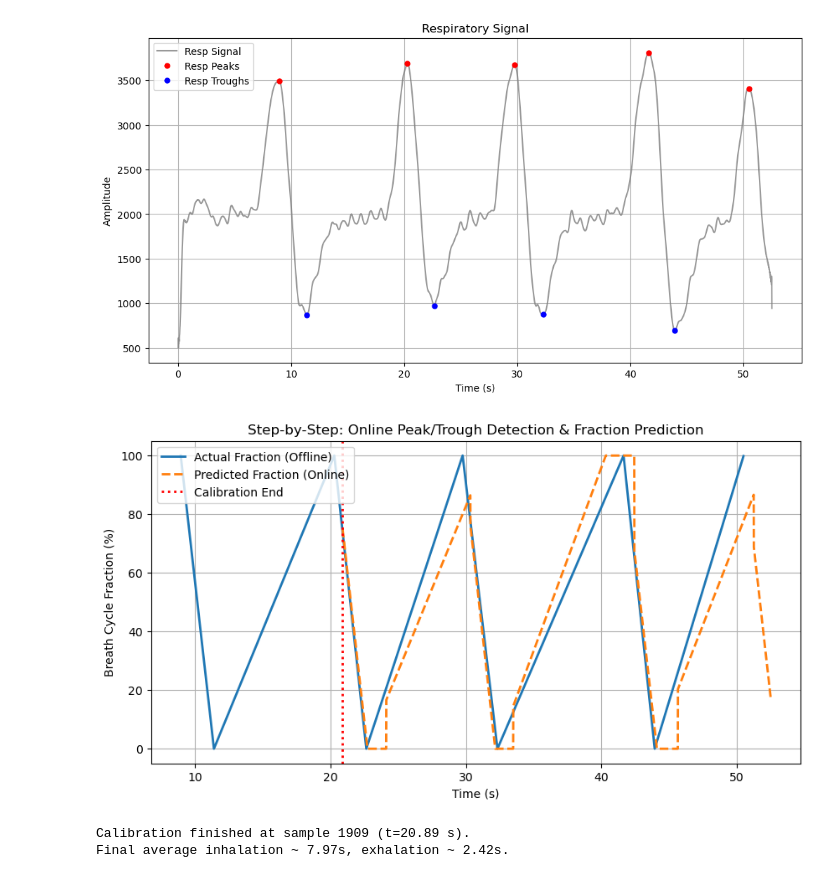
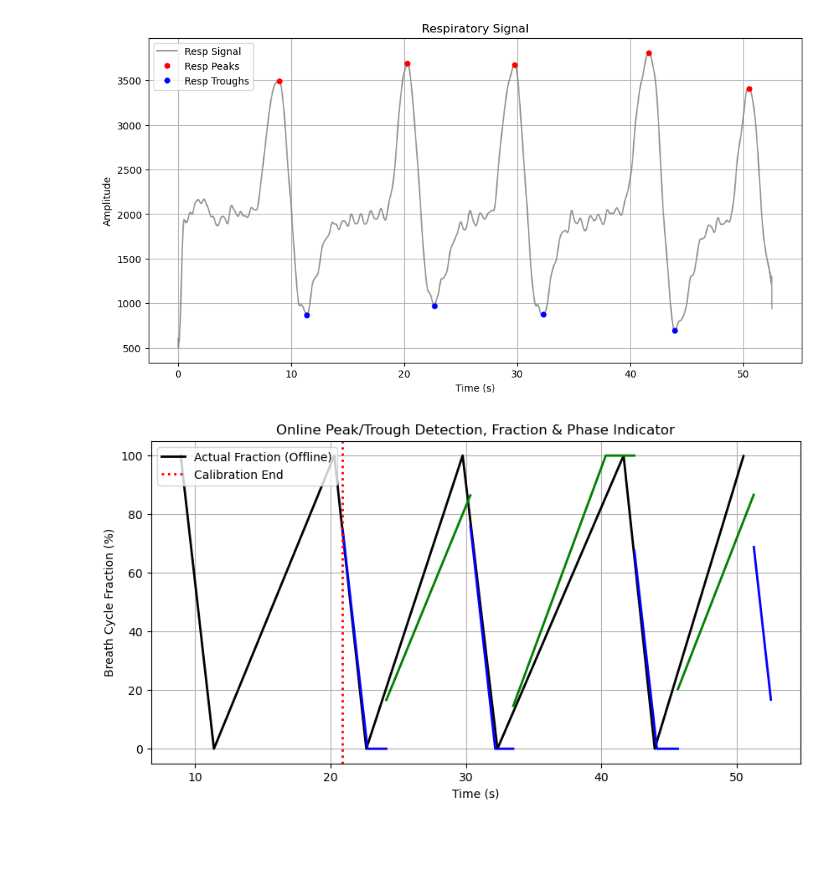
Before and after one commit to noah-silverberg/reconstruction-code, a Jupyter notebook: cardiac-resp-binning/ecg_resp_inspection.ipynb, the cells around one changed output. Drawn from its saved outputs; the diff is of its cells as text; code cells hidden in the pictures; blank space fills up the shorter version.

Commit message:
Added inhalation/exhalation indicator

```diff
--- a/cardiac-resp-binning/ecg_resp_inspection.ipynb
+++ b/cardiac-resp-binning/ecg_resp_inspection.ipynb
@@ -246,6 +249,8 @@ actual_fraction = build_true_fraction(N, resp_peaks, resp_troughs)
 
 # We'll store predicted fraction for each sample
 predicted_fraction = np.full(N, np.nan)
+# NEW: Also store a phase indicator (True for inhalation, False for exhalation)
+predicted_phase = np.full(N, None)
 
 calibration_done = False
 calibration_end_idx = None
@@ -289,6 +294,7 @@ for k in range(N):
     if not calibration_done:
         # If not calibrated, skip prediction
         predicted_fraction[k] = np.nan
+        predicted_phase[k] = None
         continue
 
     # If we are here => calibration is done => we can predict
@@ -303,72 +309,93 @@ for k in range(N):
     # If still None, we can't predict
     if (avg_inhale is None) or (avg_exhale is None):
         predicted_fraction[k] = np.nan
+        predicted_phase[k] = None
         continue
 
     # 6) Identify the most recent boundary in partial_data
     if len(boundaries) == 0:
         # no boundaries => can't do anything
         predicted_fraction[k] = np.nan
+        predicted_phase[k] = None
         continue
     else:
         last_boundary_idx = boundaries[-1]
         last_boundary_label = labels[-1]  # 'peak' or 'trough'
 
+    # NEW: Set the phase indicator based on the last boundary:
+    # If last boundary is 'trough', we assume inhalation (True); if 'peak', exhalation (False).
+    if last_boundary_label == 'trough':
+        predicted_phase[k] = True   # Inhalation
+    elif last_boundary_label == 'peak':
+        predicted_phase[k] = False  # Exhalation
+    else:
+        predicted_phase[k] = None
+
     # If the last boundary is a trough => we are inhaling now
     # If the last boundary is a peak => we are exhaling
     # We'll linearly ramp from that boundary to boundary + avg_inhale or boundary + avg_exhale
-    if last_boundary_label == 'trough':
-        # inhalation
-        expected_end = last_boundary_idx + int(round(avg_inhale*fs))
-    else:
-        # exhalation
-        expected_end = last_boundary_idx + int(round(avg_exhale*fs))
-
-    # current fraction = 100 * (k - last_boundary_idx) / (expected_end - last_boundary_idx)
-    denom = expected_end - last_boundary_idx
-    if denom < 1:
-        denom = 1
     if last_boundary_label == 'trough':
         # Inhalation: phase fraction ramps from 0% at the trough to 100% at the peak.
         expected_end = last_boundary_idx + int(round(avg_inhale * fs))
         frac = 100.0 * (k - last_boundary_idx) / float(expected_end - last_boundary_idx)
     elif last_boundary_label == 'peak':
         # Exhalation: phase fraction ramps from 100% at the peak to 0% at the trough.
         expected_end = last_boundary_idx + int(round(avg_exhale * fs))
         frac = 100.0 * (1.0 - (k - last_boundary_idx) / float(expected_end - last_boundary_idx))
     else:
         frac = np.nan
 
     # Clamp fraction between 0 and 100.
     frac = max(0, min(100, frac))
     predicted_fraction[k] = frac
 
 
 # ---------------------------------------------------------
 # Plot results
 # ---------------------------------------------------------
 t = np.arange(N)/fs
 plt.figure(figsize=(10,5))
-plt.plot(t, actual_fraction, label='Actual Fraction (Offline)', linewidth=2)
-plt.plot(t, predicted_fraction, '--', label='Predicted Fraction (Online)', linewidth=2)
 
+# Plot the offline reference fraction (unchanged)
+plt.plot(t, actual_fraction, label='Actual Fraction (Offline)', linewidth=2, color='black')
+
+# Instead of a single line for predicted_fraction, we segment it by predicted_phase.
+# We'll use green for inhalation (True), blue for exhalation (False), and gray if unknown.
+start_idx = 0
+for i in range(1, N):
+    # If the phase indicator changes, plot the segment from start_idx to i-1.
+    if predicted_phase[i] != predicted_phase[i-1]:
+        seg_t = t[start_idx:i]
+        seg_y = predicted_fraction[start_idx:i]
+        if predicted_phase[i-1] is True:
+            color = 'green'      # inhalation
+        elif predicted_phase[i-1] is False:
+            color = 'blue'       # exhalation
+        else:
+            color = 'gray'
+        plt.plot(seg_t, seg_y, '-', color=color, linewidth=2)
+        start_idx = i
+# Plot the last segment
+if start_idx < N:
+    seg_t = t[start_idx:]
+    seg_y = predicted_fraction[start_idx:]
+    if predicted_phase[-1] is True:
+        color = 'green'
+    elif predicted_phase[-1] is False:
+        color = 'blue'
+    else:
+        color = 'gray'
+    plt.plot(seg_t, seg_y, '-', color=color, linewidth=2)
+
+# Optionally, add a vertical line at calibration end
 if calibration_end_idx is not None:
-    plt.axvline(calibration_end_idx/fs, color='r', linestyle=':', linewidth=2,
-                label='Calibration End')
+    plt.axvline(calibration_end_idx/fs, color='r', linestyle=':', linewidth=2, label='Calibration End')
 
-plt.title("Step-by-Step: Online Peak/Trough Detection & Fraction Prediction")
+plt.title("Online Peak/Trough Detection, Fraction & Phase Indicator")
 plt.xlabel("Time (s)")
 plt.ylabel("Breath Cycle Fraction (%)")
 plt.grid(True)
 plt.legend(loc='upper left')
 plt.show()
-
-if calibration_done and calibration_end_idx is not None:
-    print(f"Calibration finished at sample {calibration_end_idx} (t={calibration_end_idx/fs:.2f} s).")
-    print(f"Final average inhalation ~ {avg_inhale:.2f}s, exhalation ~ {avg_exhale:.2f}s.")
-else:
-    print("Never finished calibration (not enough cycles detected).")
 # %% [output]
-[figure, old version]
+[figure, new version]
-Calibration finished at sample 1909 (t=20.89 s).
-Final average inhalation ~ 7.97s, exhalation ~ 2.42s.
```
Also changed, not shown: parts of 1 cell of this notebook.
